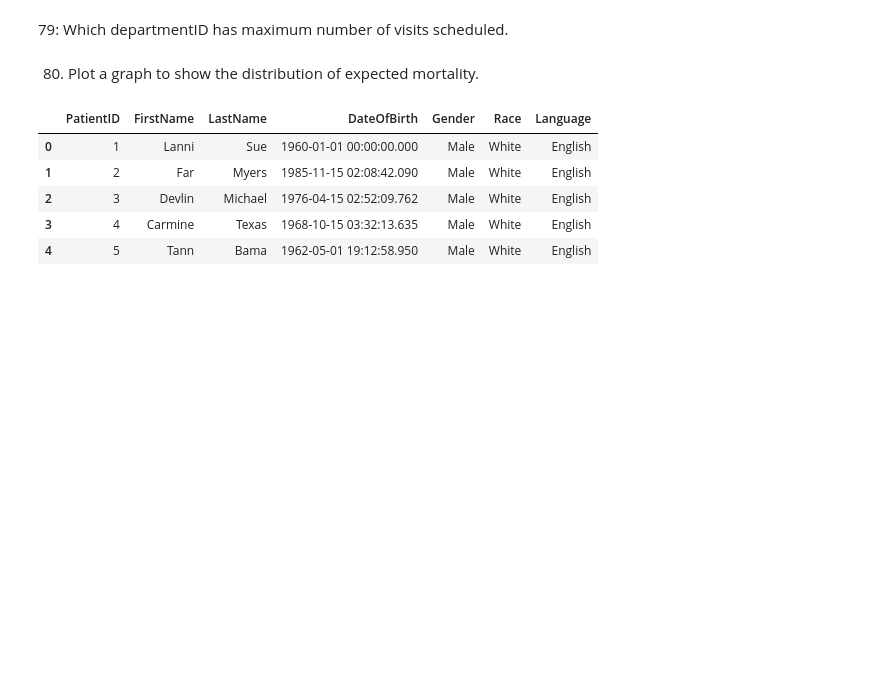
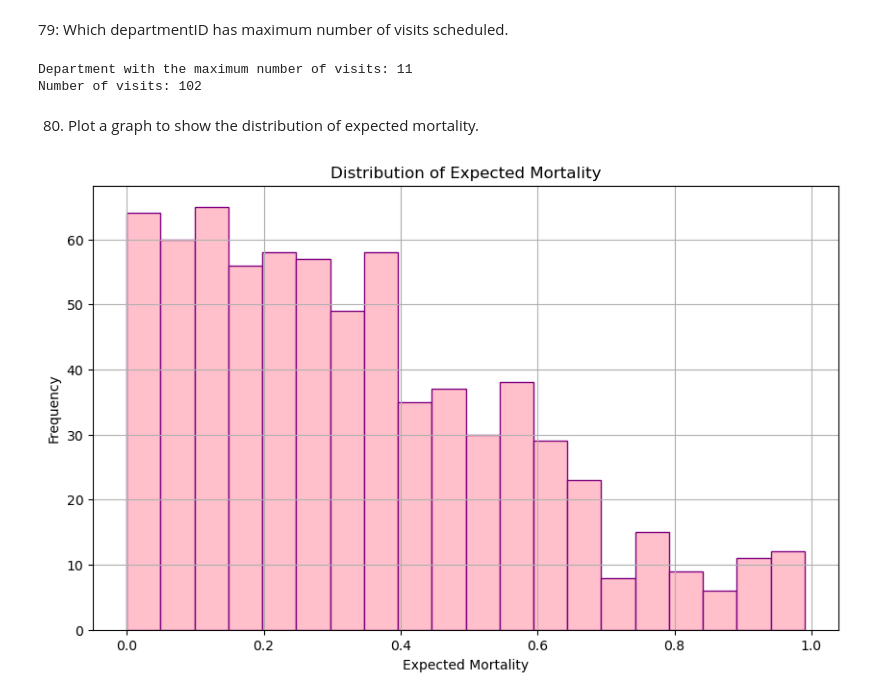
Before and after one commit to Amitha-sridhar/Py-Coders, a Jupyter notebook: Python Hackathon.ipynb, the cells around one changed output. Drawn from its saved outputs; the diff is of its cells as text; code cells hidden in the pictures; blank space fills up the shorter version.

```diff
--- a/Python Hackathon.ipynb
+++ b/Python Hackathon.ipynb
@@ -360,14 +440,36 @@ print(ed_unique[['PatientID', 'TimeSpentInED']])
 [945 rows x 2 columns]
 # %% [markdown]
 79: Which departmentID has maximum number of visits scheduled.
+# %%
+# Group the data by 'DepartmentID' and count the number of visits in each department
+department_visit_counts = amb_visits['VisitDepartmentID'].value_counts()
+
+# Find the department with the maximum number of visits
+max_visit_department = department_visit_counts.idxmax()
+
+# Get the number of visits associated with the highest visit count
+max_visit_count = department_visit_counts[max_visit_department]
+
+# Print the department with the maximum number of visits and the associated visit count
+print("Department with the maximum number of visits:", max_visit_department)
+print("Number of visits:", max_visit_count)
+# %% [output]
+Department with the maximum number of visits: 11
+Number of visits: 102
 # %% [markdown]
 80. Plot a graph to show the distribution of expected mortality.
-# %%
-pats.head()
-# %% [output]
-|  | PatientID | FirstName | LastName | DateOfBirth | Gender | Race | Language |
-| 0 | 1 | Lanni | Sue | 1960-01-01 00:00:00.000 | Male | White | English |
-| 1 | 2 | Far | Myers | 1985-11-15 02:08:42.090 | Male | White | English |
-| 2 | 3 | Devlin | Michael | 1976-04-15 02:52:09.762 | Male | White | English |
-| 3 | 4 | Carmine | Texas | 1968-10-15 03:32:13.635 | Male | White | English |
-| 4 | 5 | Tann | Bama | 1962-05-01 19:12:58.950 | Male | White | English |
+# %%
+# Extract the 'ExpectedMortality' column
+expected_mortality = re_adm['ExpectedMortality']
+
+# Create a histogram to show the distribution of expected mortality
+plt.figure(figsize=(10, 6))
+plt.hist(expected_mortality, bins=20, edgecolor='purple', color='pink', alpha=1)
+
+plt.title('Distribution of Expected Mortality')
+plt.xlabel('Expected Mortality')
+plt.ylabel('Frequency')
+plt.grid(True)
+plt.show()
+# %% [output]
+[figure, added]
```
Also changed, not shown: parts of 12 cells of this notebook.
